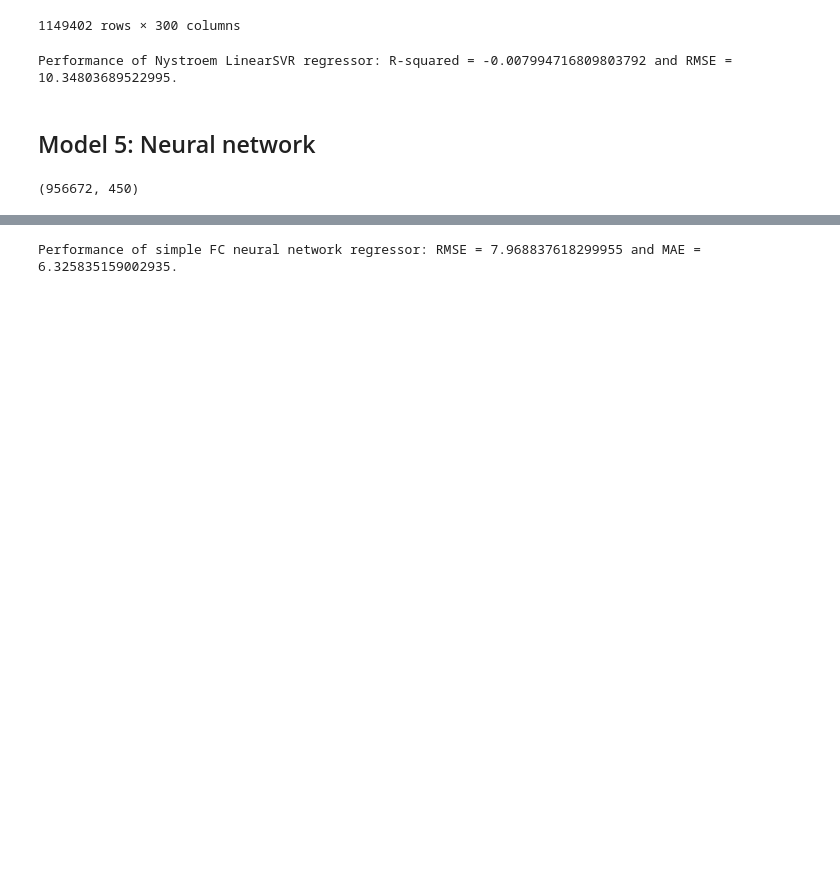
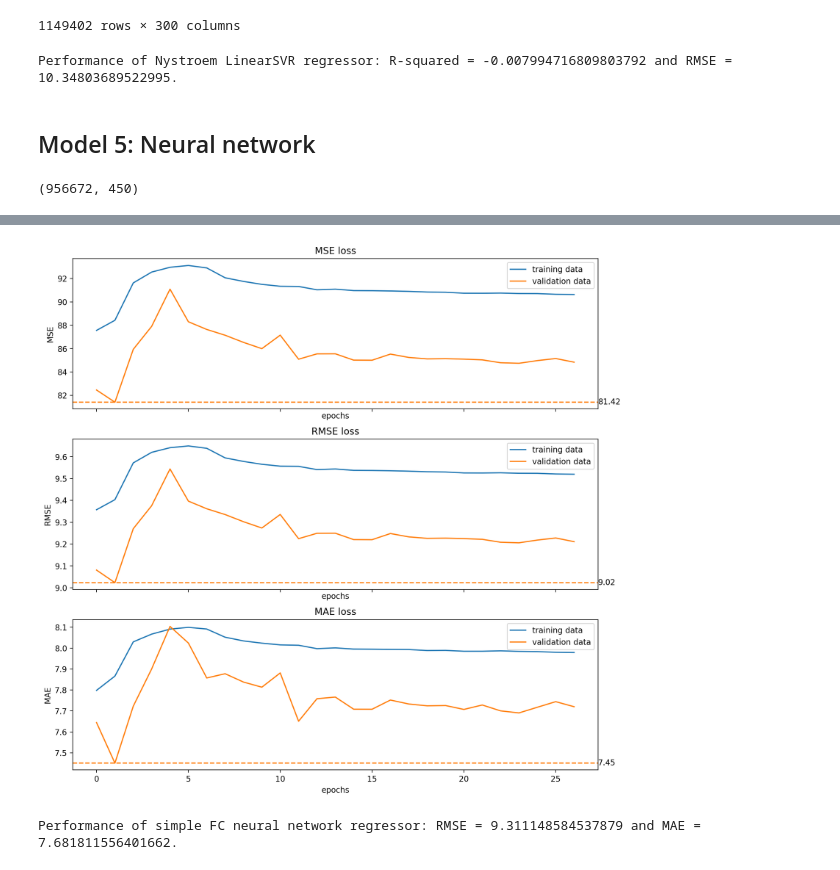
Before and after one commit to epodium/EEG_age_prediction, a Jupyter notebook: Notebooks/Deep learning EEG_traditional models.ipynb, the cells around one changed output, grey strips where cells are left out. Cells and saved outputs as stored; diff of their text form; code cells hidden in the pictures; blank space fills up the shorter version.

Commit message:
Adds more traditional models

```diff
--- a/Notebooks/Deep learning EEG_traditional models.ipynb
+++ b/Notebooks/Deep learning EEG_traditional models.ipynb
@@ -652,3 +797,27 @@ def fully_connected_model():
+# %%
+import tensorflow as tf
+from tensorflow import keras
+from tensorflow.keras.layers import Dropout, Dense, BatchNormalization
+from tensorflow.keras.optimizers import Adam, Adadelta
+from tensorflow.keras.callbacks import ModelCheckpoint, EarlyStopping, ReduceLROnPlateau
+
+def fully_connected_model():
+    model = keras.Sequential()
+
+    model.add(Dense(512, activation='tanh', input_shape=input_shape))
+    model.add(BatchNormalization())
+    model.add(Dropout(0.3))
+
+    model.add(Dense(256, activation='tanh', input_shape=input_shape))
+    model.add(BatchNormalization())
+    model.add(Dropout(0.3))
+
+    model.add(Dense(128, activation='tanh'))
+    model.add(BatchNormalization())
+
+    model.add(Dense(1))
+
+    return model
 # %%
 model = fully_connected_model()
 
@@ -686,5 +852,5 @@ _________________________________________________________________
 # %%
-output_filename = 'FC_regressor_01'
+output_filename = 'FC_regressor_05' # MARK: Make sure to update
 output_file = os.path.join(PATH_MODELS, output_filename)
 
 checkpointer = ModelCheckpoint(filepath = output_file + ".hdf5", monitor='val_loss', verbose=1, save_best_only=True)
@@ -723,8 +886,12 @@ KeyboardInterrupt:
+# %%
+plot_loss(history)
+# %% [output]
+[figure, added]
 # %%
 import tensorflow as tf
 from sklearn.metrics import mean_squared_error, mean_absolute_error
 
-filename = os.path.join(PATH_MODELS, 'FC_regressor_01')
+filename = os.path.join(PATH_MODELS, 'FC_regressor_05')
 model = tf.keras.models.load_model(filename + ".hdf5")
 
 # MSE
@@ -734,4 +901,4 @@ mae = mean_absolute_error(y_test, predictions)
 
 print(f"Performance of simple FC neural network regressor: RMSE = {rmse} and MAE = {mae}.")
 # %% [output]
-Performance of simple FC neural network regressor: RMSE = 7.968837618299955 and MAE = 6.325835159002935.
+Performance of simple FC neural network regressor: RMSE = 9.311148584537879 and MAE = 7.681811556401662.
```
Also changed, not shown: parts of 33 cells of this notebook.
